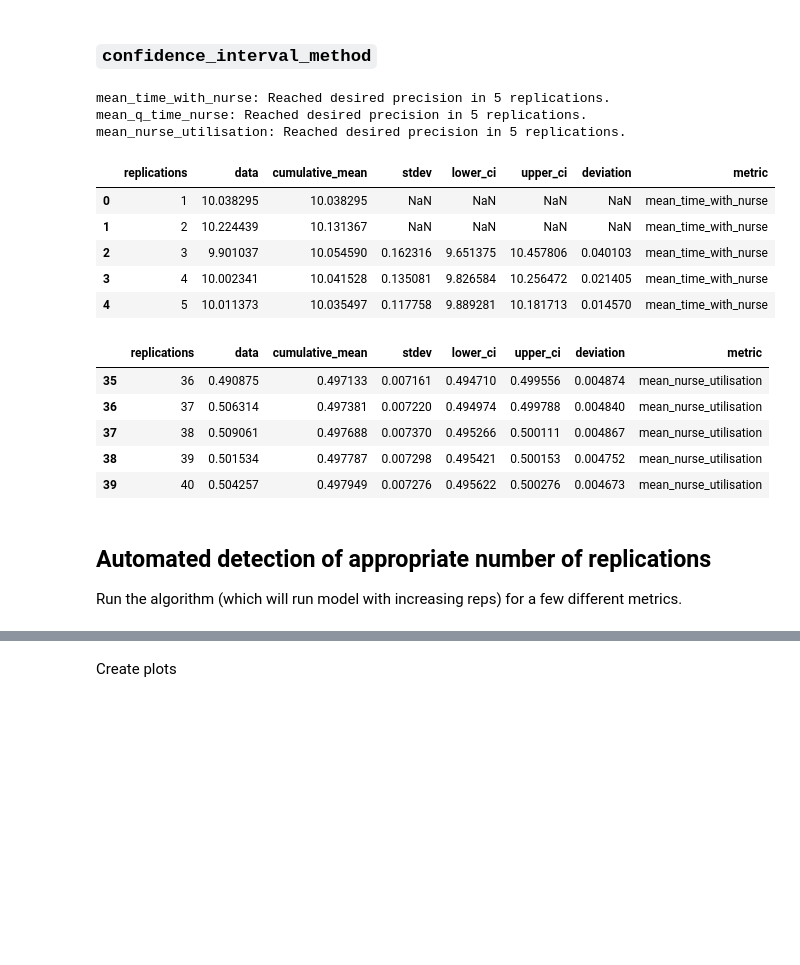
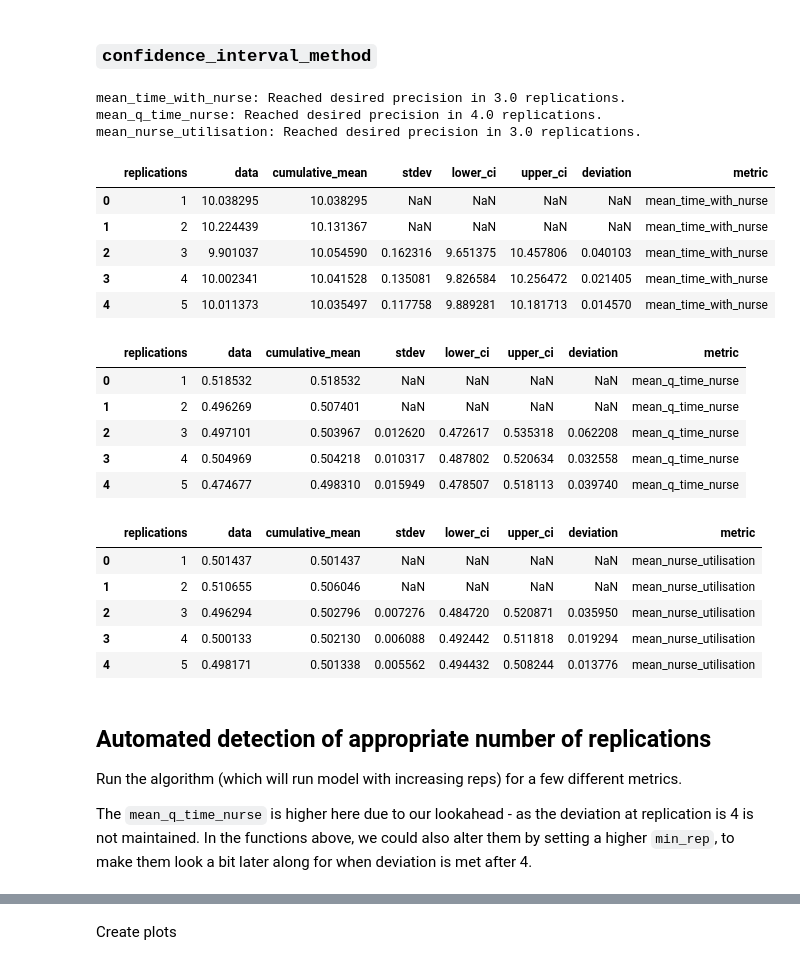
Before and after one commit to pythonhealthdatascience/pydesrap_mms, a Jupyter notebook: notebooks/choosing_replications.ipynb, the cells around one changed output, grey strips where cells are left out. Cells and saved outputs as stored; diff of their text form; code cells hidden in the pictures; blank space fills up the shorter version.

```diff
--- a/notebooks/choosing_replications.ipynb
+++ b/notebooks/choosing_replications.ipynb
@@ -92,6 +92,6 @@ solutions, cumulative = confidence_interval_method_simple(
     verbose=True
 )
 
-display(cumulative.head())
-display(cumulative.tail())
+for metric in METRICS:
+    display(cumulative[cumulative['metric'] == metric].head())
 # %% [output]
@@ -123,29 +129,35 @@ for metric in METRICS:
 # %%
 solutions, cumulative = confidence_interval_method(
     replications=40,
     metrics=METRICS,
     desired_precision=0.05,
     verbose=True
 )
 
-display(cumulative.head())
-display(cumulative.tail())
+for metric in METRICS:
+    display(cumulative[cumulative['metric'] == metric].head())
 # %% [output]
-mean_time_with_nurse: Reached desired precision in 5 replications.
-mean_q_time_nurse: Reached desired precision in 5 replications.
-mean_nurse_utilisation: Reached desired precision in 5 replications.
+mean_time_with_nurse: Reached desired precision in 3.0 replications.
+mean_q_time_nurse: Reached desired precision in 4.0 replications.
+mean_nurse_utilisation: Reached desired precision in 3.0 replications.
 |  | replications | data | cumulative_mean | stdev | lower_ci | upper_ci | deviation | metric |
 | 0 | 1 | 10.038295 | 10.038295 | NaN | NaN | NaN | NaN | mean_time_with_nurse |
 | 1 | 2 | 10.224439 | 10.131367 | NaN | NaN | NaN | NaN | mean_time_with_nurse |
 | 2 | 3 | 9.901037 | 10.054590 | 0.162316 | 9.651375 | 10.457806 | 0.040103 | mean_time_with_nurse |
 | 3 | 4 | 10.002341 | 10.041528 | 0.135081 | 9.826584 | 10.256472 | 0.021405 | mean_time_with_nurse |
 | 4 | 5 | 10.011373 | 10.035497 | 0.117758 | 9.889281 | 10.181713 | 0.014570 | mean_time_with_nurse |
 |  | replications | data | cumulative_mean | stdev | lower_ci | upper_ci | deviation | metric |
-| 35 | 36 | 0.490875 | 0.497133 | 0.007161 | 0.494710 | 0.499556 | 0.004874 | mean_nurse_utilisation |
-| 36 | 37 | 0.506314 | 0.497381 | 0.007220 | 0.494974 | 0.499788 | 0.004840 | mean_nurse_utilisation |
-| 37 | 38 | 0.509061 | 0.497688 | 0.007370 | 0.495266 | 0.500111 | 0.004867 | mean_nurse_utilisation |
-| 38 | 39 | 0.501534 | 0.497787 | 0.007298 | 0.495421 | 0.500153 | 0.004752 | mean_nurse_utilisation |
-| 39 | 40 | 0.504257 | 0.497949 | 0.007276 | 0.495622 | 0.500276 | 0.004673 | mean_nurse_utilisation |
+| 0 | 1 | 0.518532 | 0.518532 | NaN | NaN | NaN | NaN | mean_q_time_nurse |
+| 1 | 2 | 0.496269 | 0.507401 | NaN | NaN | NaN | NaN | mean_q_time_nurse |
+| 2 | 3 | 0.497101 | 0.503967 | 0.012620 | 0.472617 | 0.535318 | 0.062208 | mean_q_time_nurse |
+| 3 | 4 | 0.504969 | 0.504218 | 0.010317 | 0.487802 | 0.520634 | 0.032558 | mean_q_time_nurse |
+| 4 | 5 | 0.474677 | 0.498310 | 0.015949 | 0.478507 | 0.518113 | 0.039740 | mean_q_time_nurse |
+|  | replications | data | cumulative_mean | stdev | lower_ci | upper_ci | deviation | metric |
+| 0 | 1 | 0.501437 | 0.501437 | NaN | NaN | NaN | NaN | mean_nurse_utilisation |
+| 1 | 2 | 0.510655 | 0.506046 | NaN | NaN | NaN | NaN | mean_nurse_utilisation |
+| 2 | 3 | 0.496294 | 0.502796 | 0.007276 | 0.484720 | 0.520871 | 0.035950 | mean_nurse_utilisation |
+| 3 | 4 | 0.500133 | 0.502130 | 0.006088 | 0.492442 | 0.511818 | 0.019294 | mean_nurse_utilisation |
+| 4 | 5 | 0.498171 | 0.501338 | 0.005562 | 0.494432 | 0.508244 | 0.013776 | mean_nurse_utilisation |
 # %%
 for metric in METRICS:
     p = plotly_confidence_interval_method(
@@ -157,5 +169,7 @@ for metric in METRICS:
 ## Automated detection of appropriate number of replications
 
 Run the algorithm (which will run model with increasing reps) for a few different metrics.
+
+The `mean_q_time_nurse` is higher here due to our lookahead - as the deviation at replication is 4 is not maintained. In the functions above, we could also alter them by setting a higher `min_rep`, to make them look a bit later along for when deviation is met after 4.
 # %%
 # Set up and run the algorithm
```
Also changed, not shown: parts of 3 cells of this notebook, 5 other files.
